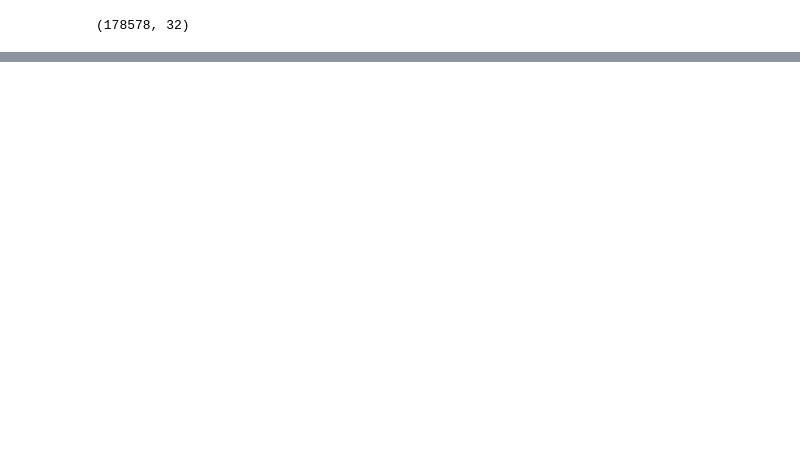
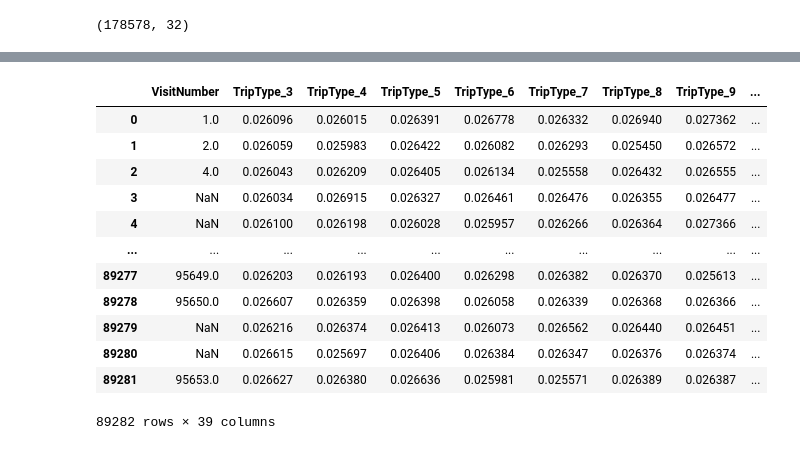
Before and after one commit to skadudd/adDev, a Jupyter notebook: kaggle/walmart_sc.ipynb, the cells around one changed output, grey strips where cells are left out. Drawn from its saved outputs; the diff is of its cells as text; code cells hidden in the pictures; blank space fills up the shorter version.

```diff
--- a/kaggle/walmart_sc.ipynb
+++ b/kaggle/walmart_sc.ipynb
@@ -554,0 +733,18 @@ tfidf_upc = train_test.groupby(['VisitNumber','Upc']).agg({'ScanCount': 'sum', '
+# %%
+# Set parameters
+param = {'objective': 'multi:softprob', #multiclass classfication, output is probabilities
+         'num_class': 38, #number of classes
+         'eta': 0.0795628155661, #learning rate
+         "eval_metric": "mlogloss",#evaluation metric
+         'subsample': 0.929631734622,
+         'colsample_bytree': 0.538628701606,
+         'gamma' : 0, #regularization
+         'min_child_weight': 4,#minimun weight
+         'max_depth': 10,#maximun tree depth
+         'max_delta_step': 3,#maximum weigh leaf
+         'nthread': 8}
+# %%
+# Run the model
+watchlist = [(xgtrain, 'train'), (xgval, 'val')]
+num_rounds = 2000
+model = xgb.train(param, xgtrain, num_rounds, watchlist, early_stopping_rounds=50)
@@ -554,0 +769,29 @@ tfidf_upc = train_test.groupby(['VisitNumber','Upc']).agg({'ScanCount': 'sum', '
+# %%
+# Make prediction for the test set
+pred = model.predict(xgb.DMatrix(te_df_features), iteration_range = (model.best_iteration-1 ,model.best_iteration))
+# %%
+result = pd.DataFrame(pred)
+samsub = pd.read_csv('/Users/young/dataset_local/walmart-recruiting-trip-type-classification/sample_submission.csv')
+result.columns = samsub.columns.values[1:]
+result['VisitNumber'] = te_df['VisitNumber']
+result = result[samsub.columns.values]
+submission = pd.merge(pd.DataFrame(samsub.VisitNumber), result, how='left')
+submission.fillna(value=0, inplace=True)
+result_visitnumber_list = list(result.VisitNumber)
+submission.loc[~submission.VisitNumber.isin(result_visitnumber_list), 'TripType_999'] = 1
+# %%
+result
+# %% [output]
+|  | VisitNumber | TripType_3 | TripType_4 | TripType_5 | TripType_6 | TripType_7 | TripType_8 | TripType_9 | ... |
+| 0 | 1.0 | 0.026096 | 0.026015 | 0.026391 | 0.026778 | 0.026332 | 0.026940 | 0.027362 | ... |
+| 1 | 2.0 | 0.026059 | 0.025983 | 0.026422 | 0.026082 | 0.026293 | 0.025450 | 0.026572 | ... |
+| 2 | 4.0 | 0.026043 | 0.026209 | 0.026405 | 0.026134 | 0.025558 | 0.026432 | 0.026555 | ... |
+| 3 | NaN | 0.026034 | 0.026915 | 0.026327 | 0.026461 | 0.026476 | 0.026355 | 0.026477 | ... |
+| 4 | NaN | 0.026100 | 0.026198 | 0.026028 | 0.025957 | 0.026266 | 0.026364 | 0.027366 | ... |
+| ... | ... | ... | ... | ... | ... | ... | ... | ... | ... |
+| 89277 | 95649.0 | 0.026203 | 0.026193 | 0.026400 | 0.026298 | 0.026382 | 0.026370 | 0.025613 | ... |
+| 89278 | 95650.0 | 0.026607 | 0.026359 | 0.026398 | 0.026058 | 0.026339 | 0.026368 | 0.026366 | ... |
+| 89279 | NaN | 0.026216 | 0.026374 | 0.026413 | 0.026073 | 0.026562 | 0.026440 | 0.026451 | ... |
+| 89280 | NaN | 0.026615 | 0.025697 | 0.026406 | 0.026384 | 0.026347 | 0.026376 | 0.026374 | ... |
+| 89281 | 95653.0 | 0.026627 | 0.026380 | 0.026636 | 0.025981 | 0.025571 | 0.026389 | 0.026387 | ... |
+89282 rows × 39 columns
```
Also changed, not shown: parts of 26 cells of this notebook.
